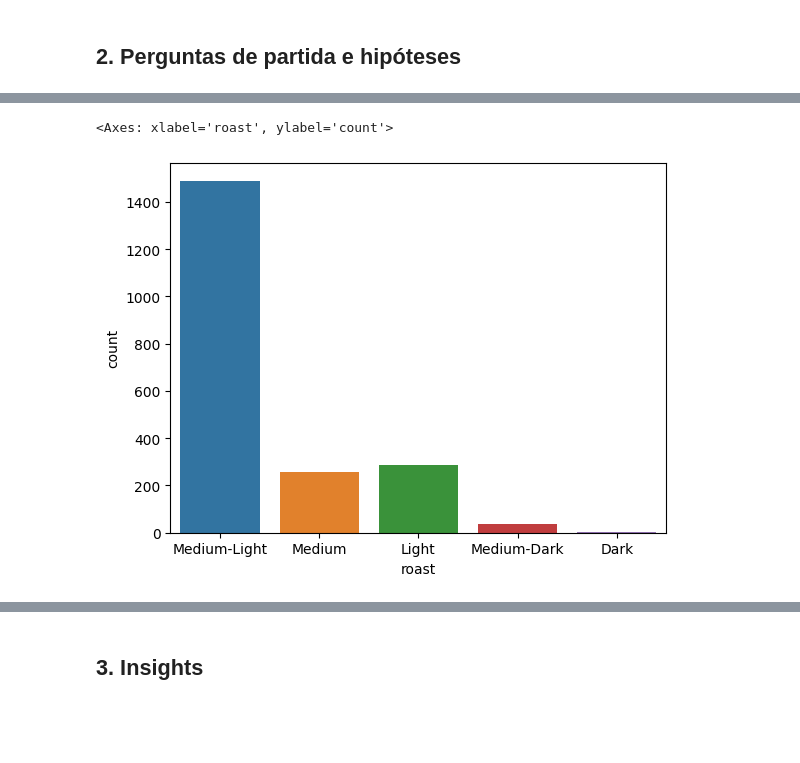
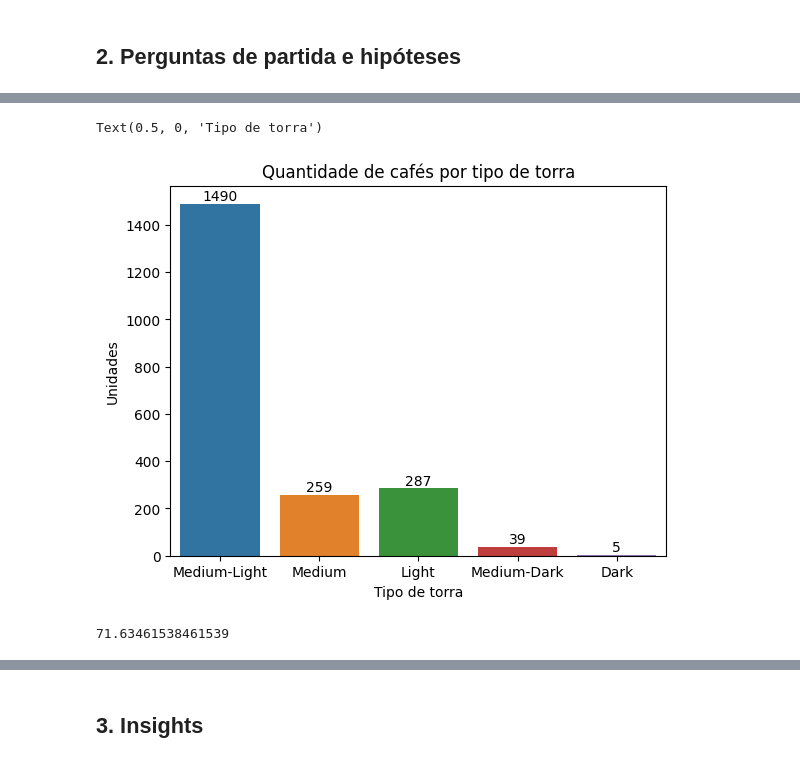
Before and after one commit to atlantico-academy/equipe3-2024.3, a Jupyter notebook: notebooks/01-exploratory_data_analysis.ipynb, the cells around one changed output, grey strips where cells are left out. Drawn from its saved outputs; the diff is of its cells as text; code cells hidden in the pictures; blank space fills up the shorter version.

```diff
--- a/notebooks/01-exploratory_data_analysis.ipynb
+++ b/notebooks/01-exploratory_data_analysis.ipynb
@@ -83,5 +109,16 @@ plt.show()
-# %%
-sns.countplot(data=data, x='roast')
-# %% [output]
-<Axes: xlabel='roast', ylabel='count'>
-[figure, removed]
+# %%
+ax = sns.countplot(data=data, x='roast')
+ax.bar_label(ax.containers[0])
+plt.title("Quantidade de cafés por tipo de torra")
+plt.ylabel("Unidades")
+plt.xlabel("Tipo de torra")
+# %% [output]
+Text(0.5, 0, 'Tipo de torra')
+[figure, added]
+# %%
+medium_light = (data['roast'] == "Medium-Light").sum()
+others =  (data['roast']).count()
+percentage_medium_light = (medium_light / others) * 100
+percentage_medium_light
+# %% [output]
+71.63461538461539
```
Also changed, not shown: parts of 37 cells of this notebook, 2 other files.
